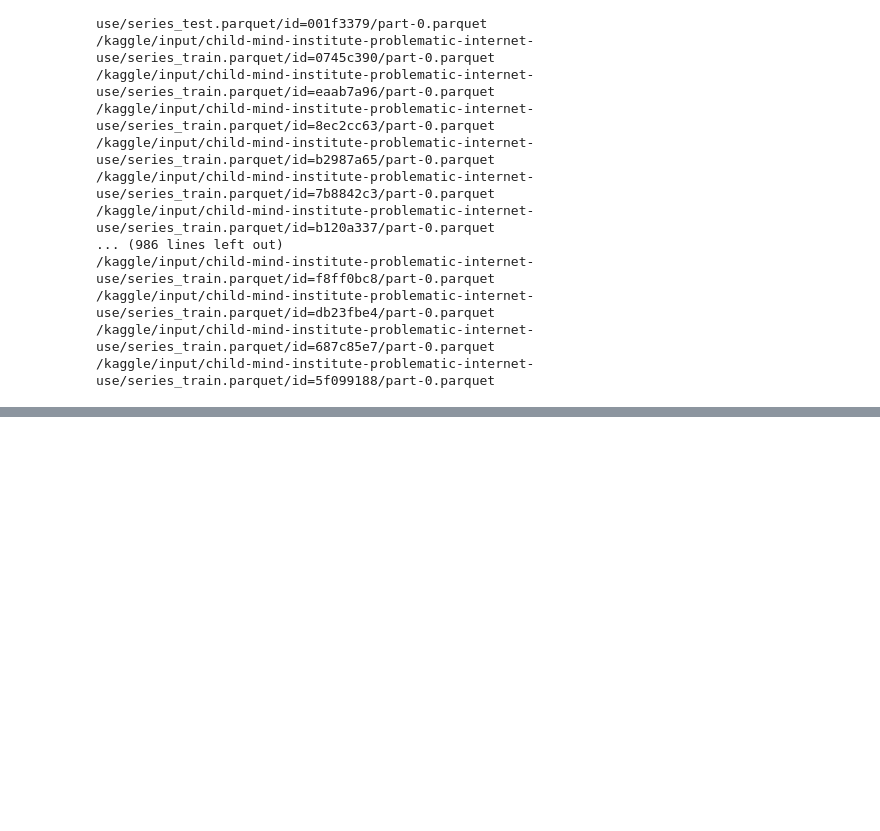
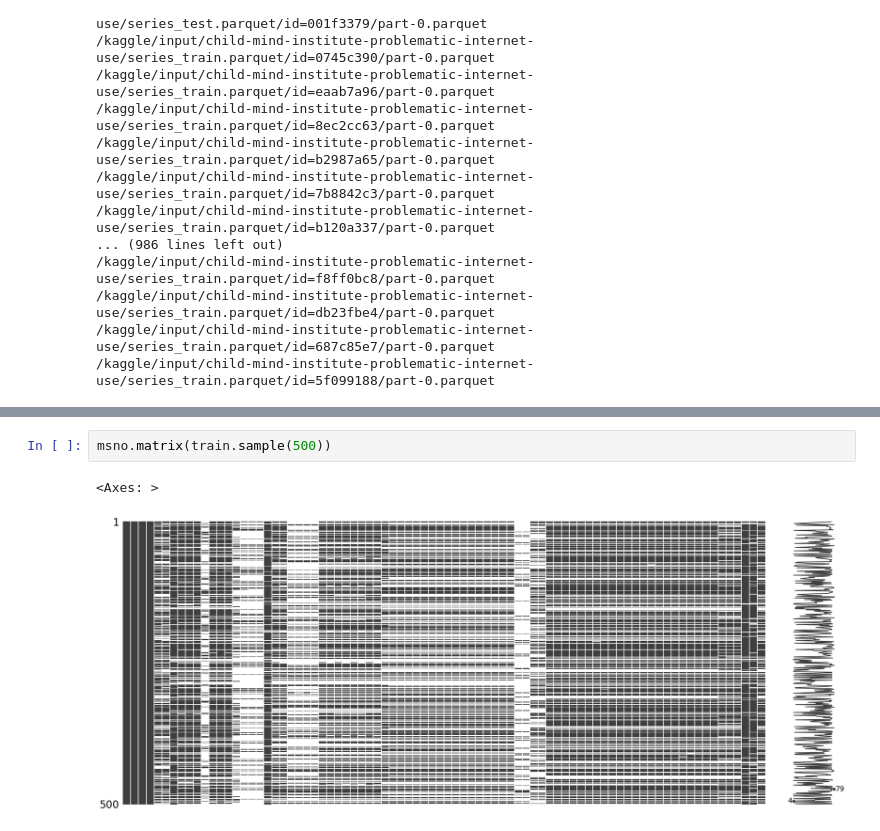
Before and after one commit to dkmachinelearning/dkmachinelearning, a Jupyter notebook: notebook8616b143ee.ipynb, the cells around one changed output, grey strips where cells are left out. Cells and saved outputs as stored; diff of their text form; blank space fills up the shorter version.

```diff
--- a/notebook8616b143ee.ipynb
+++ b/notebook8616b143ee.ipynb
@@ -136,0 +213,5 @@ AttributeError: module 'numba' has no attribute 'generated_jit'
+# %%
+msno.matrix(train.sample(500))
+# %% [output]
+<Axes: >
+[figure, added]
```
Also changed, not shown: parts of 19 cells of this notebook.
